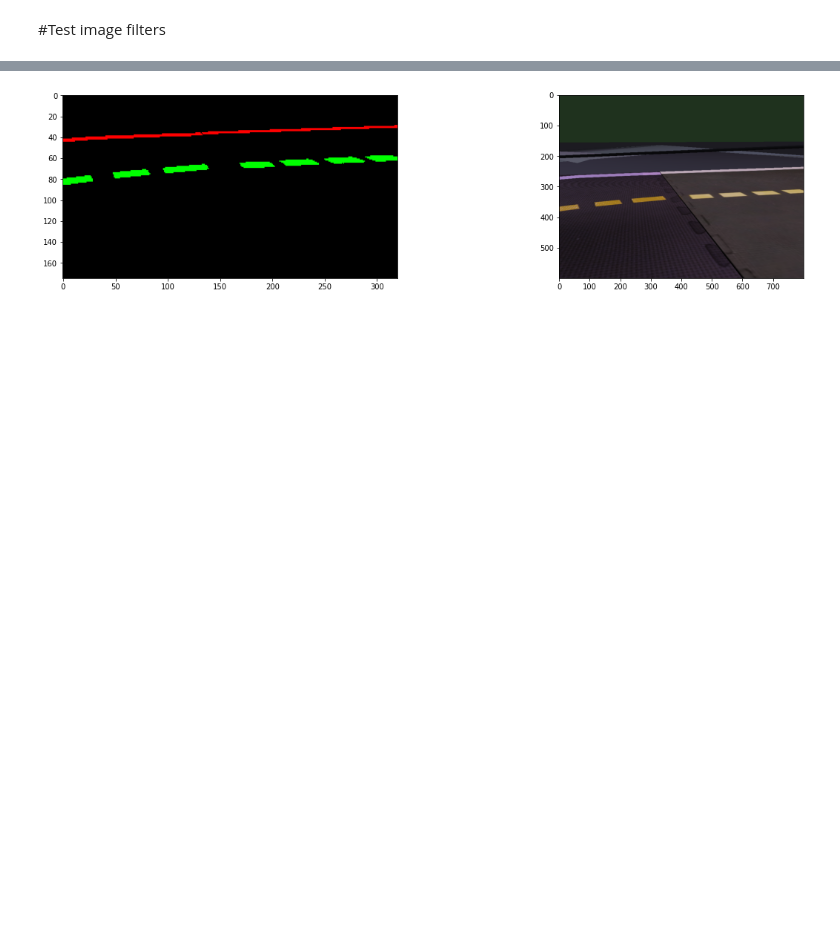
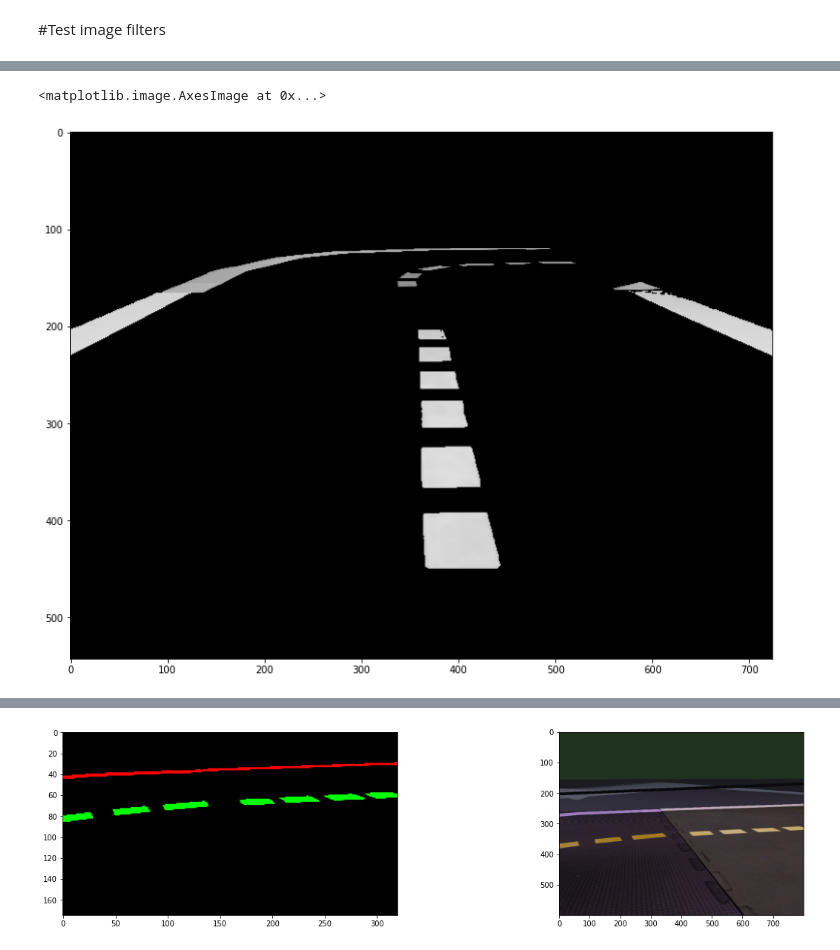
Before and after one commit to poliduckie/ReinforcementLearning, a Jupyter notebook: line_detection.ipynb, the cells around one changed output, grey strips where cells are left out. Saved outputs shown, nothing was run; the diff lists cells and outputs as text; code cells hidden in the pictures; blank space fills up the shorter version.

```diff
--- a/line_detection.ipynb
+++ b/line_detection.ipynb
@@ -138,0 +204,17 @@ class ObsWrapper(gym.ObservationWrapper):
+# %%
+sensitivity = 100
+
+frame_HSV = cv2.cvtColor(img, cv2.COLOR_RGB2HSV)
+lower_yellow = np.array([20,100,100])
+upper_yellow = np.array([30,255,255])
+
+mask_yellow = cv2.inRange(frame_HSV, lower_yellow, upper_yellow)
+mask_white = cv2.inRange(gray, 200, 255)
+mask_yw = cv2.bitwise_or(mask_white, mask_yellow)
+mask_yw_image = cv2.bitwise_and(gray, mask_yw)
+
+to_plot = cv2.cvtColor(mask_yw_image, cv2.COLOR_GRAY2RGB)
+plt.imshow(to_plot)
+# %% [output]
+<matplotlib.image.AxesImage at 0x...>
+[figure, added]
```
Also changed, not shown: parts of 9 cells of this notebook.
